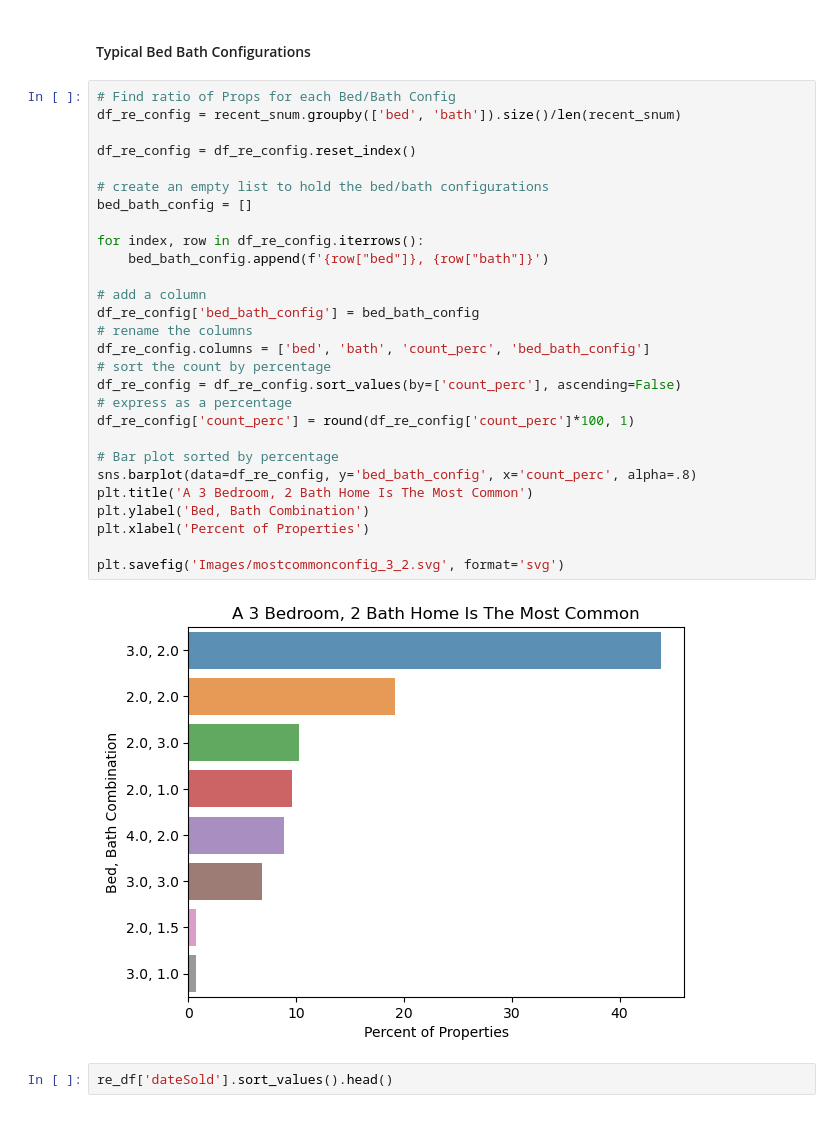
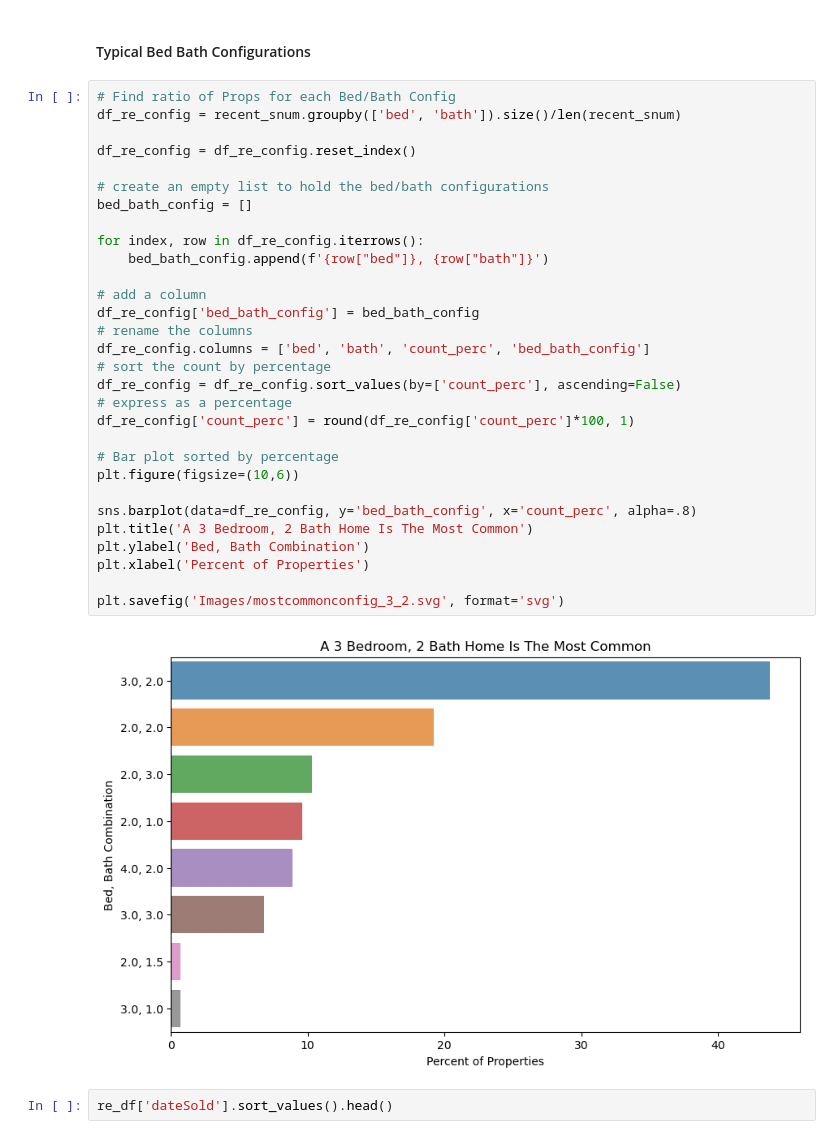
Before and after one commit to StarkArk/Local_Real_Estate_Analysis, a Jupyter notebook: real_estate_eda.ipynb, the cells around one changed output. Cells and saved outputs as stored; diff of their text form.

```diff
--- a/real_estate_eda.ipynb
+++ b/real_estate_eda.ipynb
@@ -364,33 +364,35 @@ with warnings.catch_warnings():
 # %%
 # Find ratio of Props for each Bed/Bath Config
 df_re_config = recent_snum.groupby(['bed', 'bath']).size()/len(recent_snum)
 
 df_re_config = df_re_config.reset_index()
 
 # create an empty list to hold the bed/bath configurations
 bed_bath_config = []
 
 for index, row in df_re_config.iterrows():
     bed_bath_config.append(f'{row["bed"]}, {row["bath"]}')
 
 # add a column
 df_re_config['bed_bath_config'] = bed_bath_config
 # rename the columns
 df_re_config.columns = ['bed', 'bath', 'count_perc', 'bed_bath_config']
 # sort the count by percentage
 df_re_config = df_re_config.sort_values(by=['count_perc'], ascending=False)
 # express as a percentage
 df_re_config['count_perc'] = round(df_re_config['count_perc']*100, 1)
 
 # Bar plot sorted by percentage
+plt.figure(figsize=(10,6))
+
 sns.barplot(data=df_re_config, y='bed_bath_config', x='count_perc', alpha=.8)
 plt.title('A 3 Bedroom, 2 Bath Home Is The Most Common')
 plt.ylabel('Bed, Bath Combination')
 plt.xlabel('Percent of Properties')
 
 plt.savefig('Images/mostcommonconfig_3_2.svg', format='svg')
 # %% [output]
-[figure, old version]
+[figure, new version]
 # %%
 re_df['dateSold'].sort_values().head()
 # %% [output]
```
Also changed, not shown: parts of 2 cells of this notebook, 5 other files.
